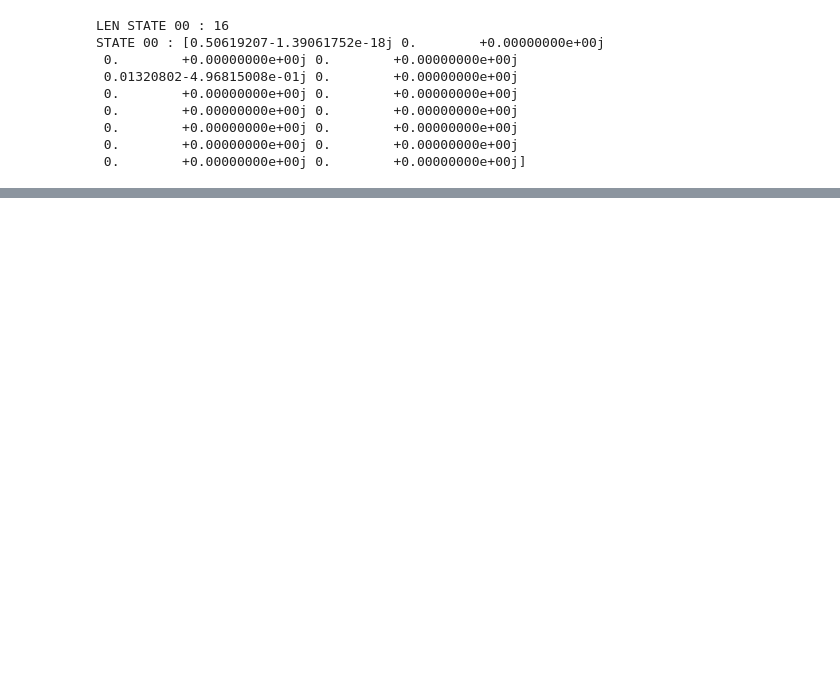
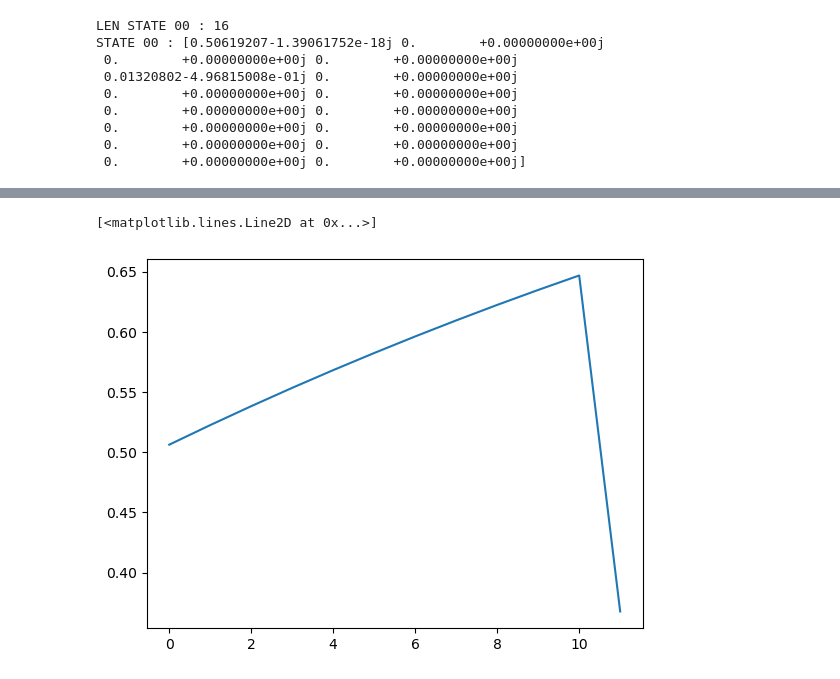
Before and after one commit to Manvi-Agrawal/Lab-ScQubits, a Jupyter notebook: repro/results/analyze.ipynb, the cells around one changed output, grey strips where cells are left out. Drawn from its saved outputs; the diff is of its cells as text; code cells hidden in the pictures; blank space fills up the shorter version.

```diff
--- a/repro/results/analyze.ipynb
+++ b/repro/results/analyze.ipynb
@@ -122,0 +141,5 @@ STATE 00 : [0.50619207-1.39061752e-18j 0.        +0.00000000e+00j
+# %%
+plt.plot(fidilities2)
+# %% [output]
+[<matplotlib.lines.Line2D at 0x...>]
+[figure, added]
```
Also changed, not shown: parts of 5 cells of this notebook, 3 other files.
